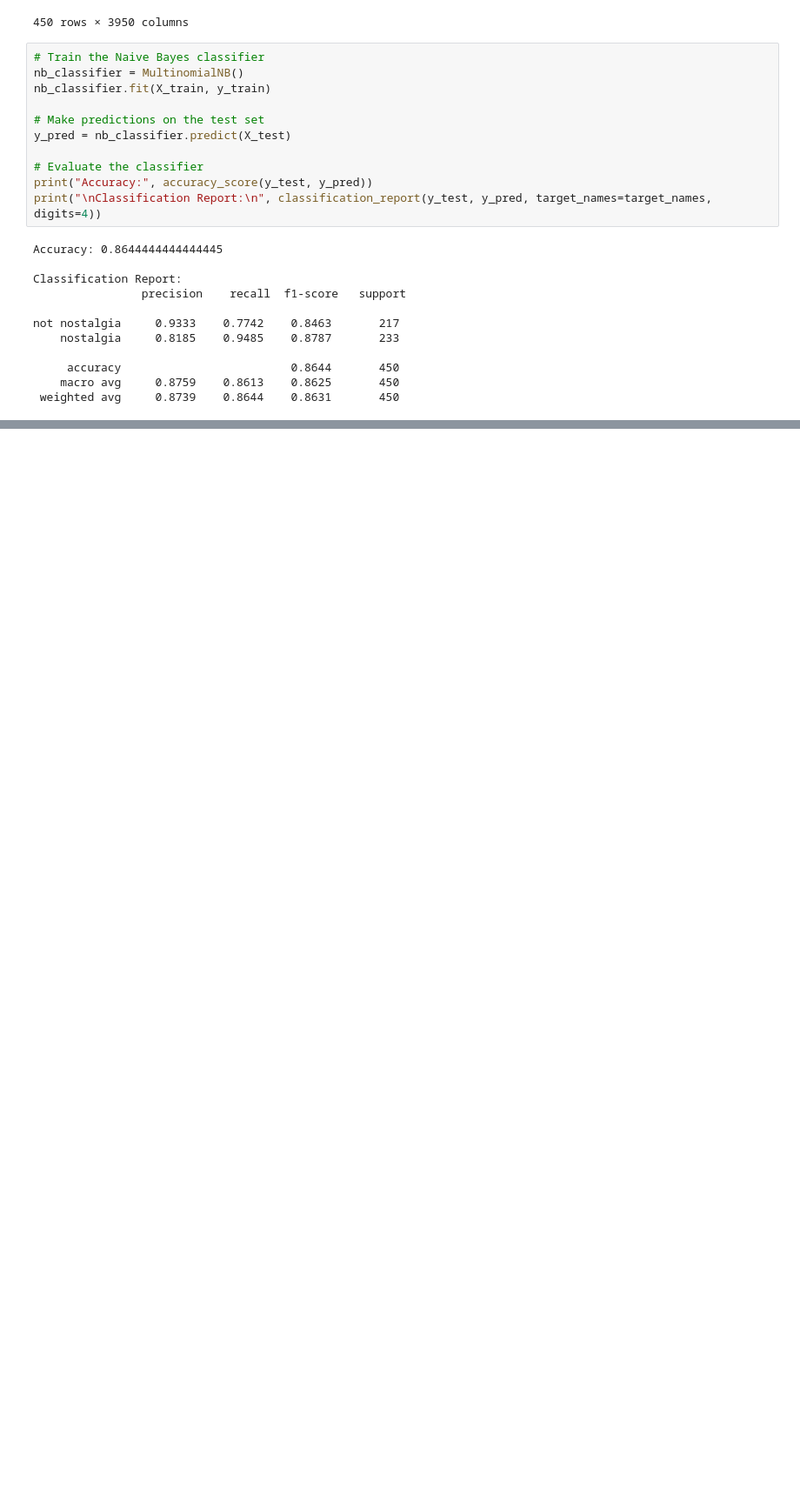
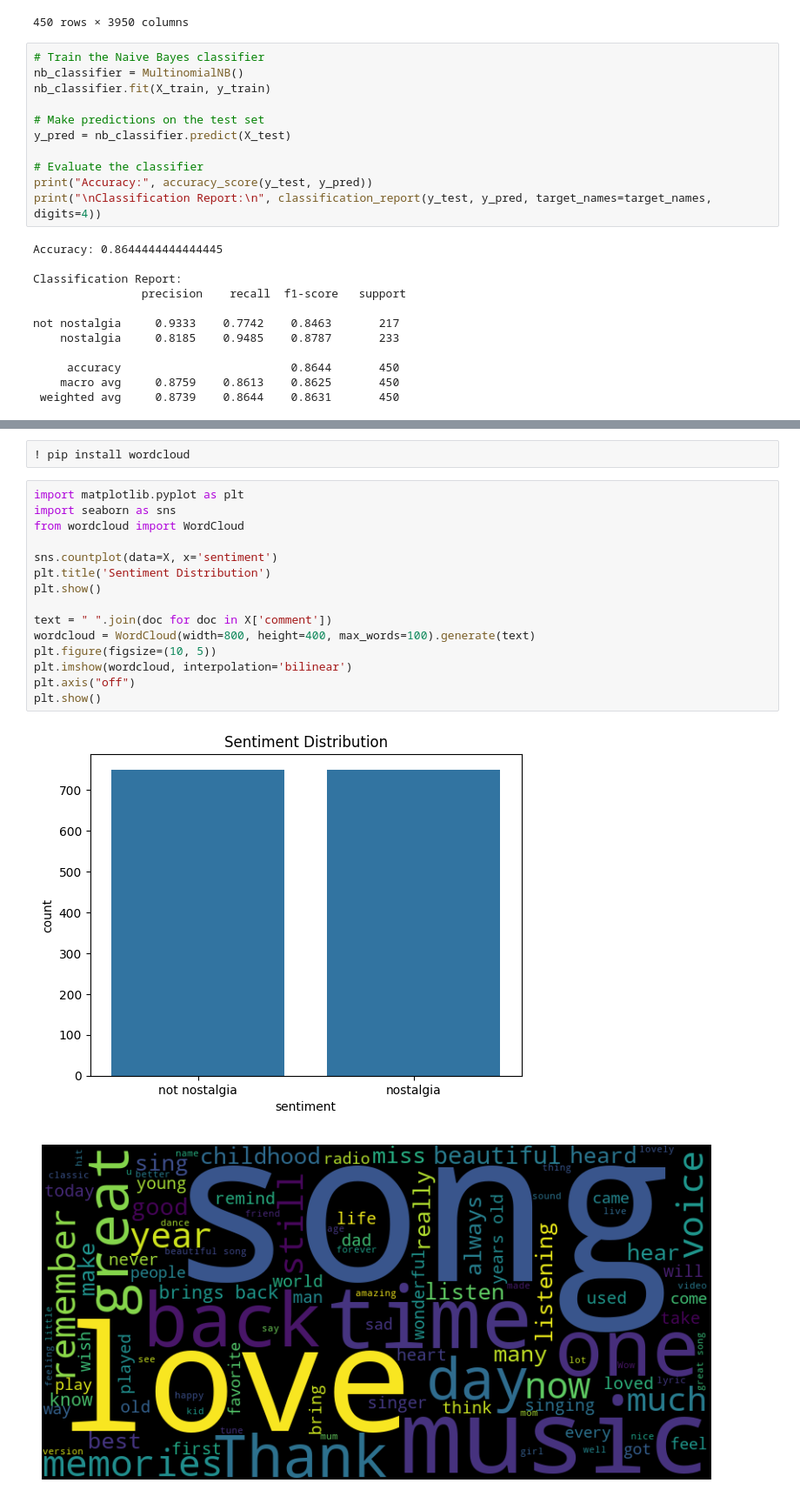
Before and after one commit to hsinyu1226/DM2024-Lab1-Homework, a Jupyter notebook: DM2024-Lab1-Homework.ipynb, the cells around one changed output, grey strips where cells are left out. Shown at 87% size. Saved outputs shown, nothing was run; the diff lists cells and outputs as text; blank space fills up the shorter version.

```diff
--- a/DM2024-Lab1-Homework.ipynb
+++ b/DM2024-Lab1-Homework.ipynb
@@ -1719,0 +1726,20 @@ not nostalgia     0.9333    0.7742    0.8463       217
+# %%
+! pip install wordcloud
+# %%
+import matplotlib.pyplot as plt
+import seaborn as sns
+from wordcloud import WordCloud
+
+sns.countplot(data=X, x='sentiment')
+plt.title('Sentiment Distribution')
+plt.show()
+
+text = " ".join(doc for doc in X['comment'])
+wordcloud = WordCloud(width=800, height=400, max_words=100).generate(text)
+plt.figure(figsize=(10, 5))
+plt.imshow(wordcloud, interpolation='bilinear')
+plt.axis("off")
+plt.show()
+# %% [output]
+[figure, added]
+[figure, added]
```
Also changed, not shown: parts of 21 cells of this notebook.
